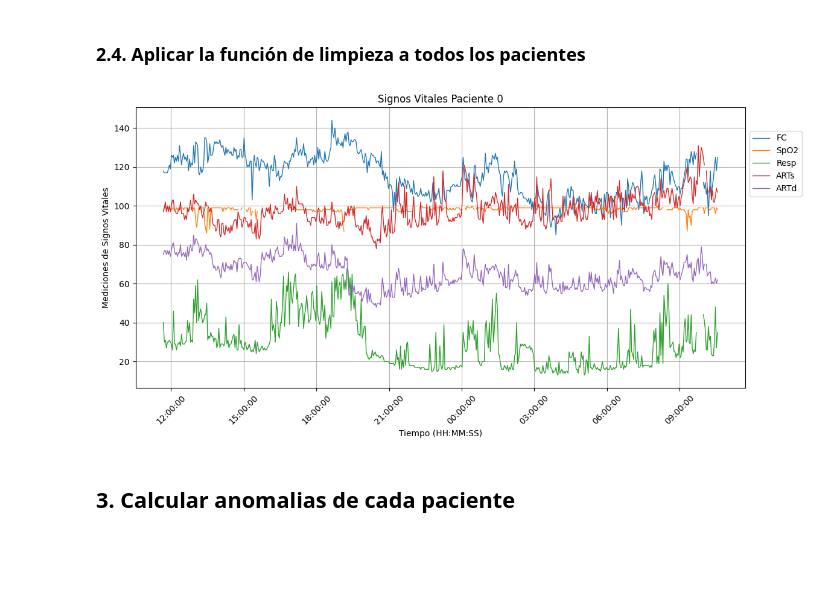
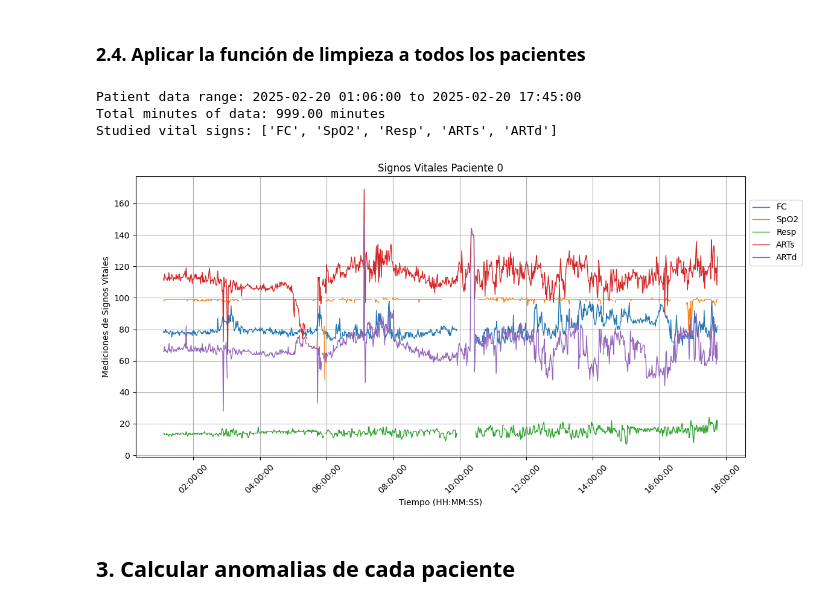
Before and after one commit to Daniel27110/htm-patient-monitoring, a Jupyter notebook: desarollo_modelo.ipynb, the cells around one changed output. Saved outputs shown, nothing was run; the diff lists cells and outputs as text; code cells hidden in the pictures; blank space fills up the shorter version.

```diff
--- a/desarollo_modelo.ipynb
+++ b/desarollo_modelo.ipynb
@@ -78,10 +79,10 @@ for file_name in os.listdir(patient_dir):
 ### 2.1. Parametros de los signos vitales a utilizar
 # %%
 # List of all vital signs collected by the monitor
-vital_signs = ['FC', 'SpO2', 'IP', 'Resp', 'ARTs', 'ARTm', 'ARTd', 'T1']
+all_vital_signs = ['FC', 'SpO2', 'IP', 'Resp', 'ARTs', 'ARTm', 'ARTd', 'T1', 'PI', '1s', '1m', '1d', 'T1']
 
 # List of vitial signs of interest for this project
-studied_vital_signs = ['FC', 'SpO2', 'Resp', 'ARTs', 'ARTd']
+vital_signs = ['FC', 'SpO2', 'Resp', 'ARTs', 'ARTd']
 # %% [markdown]
 ### 2.2. Ajustar etiqueta de tiempo y manejar valores nulos
 # %%
@@ -91,7 +92,7 @@ def prepare_patient_data(patient):
     patient['Time'] = pd.to_datetime(patient['Time'], format="%Y/%m/%d %H:%M:%S")
 
     # Convert available columns to numeric, setting errors='coerce' to handle '---'
-    for col in vital_signs:
+    for col in all_vital_signs:
         if col in patient.columns:
 
             # Format all readings into numbers
@@ -111,6 +112,27 @@ def prepare_patient_data(patient):
 
     # Drop any empty rows
     patient.dropna(axis = 0, how = 'all', inplace = True)
+
+    # print the total time range of the patient data
+    print(f"Patient data range: {patient.index.min()} to {patient.index.max()}")
+    # get the total number of minutes in the patient data
+    total_minutes = (patient.index.max() - patient.index.min()).total_seconds() / 60
+    print(f"Total minutes of data: {total_minutes:.2f} minutes")
+# %%
+# find out of the vital signs which ones are available in the patient data, and make that the studied vital signs
+def get_studied_vital_signs(patient):
+    available_vital_signs = []
+
+    for col in vital_signs:
+        if col in patient.columns:
+            available_vital_signs.append(col)
+
+    # If no vital signs are available, return an empty list
+    if not available_vital_signs:
+        return []
+
+    # Return the available vital signs
+    return available_vital_signs
 # %% [markdown]
 ### 2.3. Visualizar el los signos vitales de un paciente despues de la preparación
 # %%
@@ -141,14 +163,20 @@ def visualize_patient_data(patient, patient_id):
 # %%
 # Apply the preparation and visulize the vital signs for each patient
 for patient_id, patient in enumerate(studied_patients):
 
     # Clean and prepare the data
     prepare_patient_data(patient)
 
+    studied_vital_signs = get_studied_vital_signs(patient)
+    print(f"Studied vital signs: {studied_vital_signs}")
+
     # Visualize the data
     visualize_patient_data(patient, f'Paciente {patient_id}')
 # %% [output]
+Patient data range: 2025-02-20 01:06:00 to 2025-02-20 17:45:00
+Total minutes of data: 999.00 minutes
+Studied vital signs: ['FC', 'SpO2', 'Resp', 'ARTs', 'ARTd']
-[figure, old version]
+[figure, new version]
 # %% [markdown]
 ## 3. Calcular anomalias de cada paciente
 # %% [markdown]
```
Also changed, not shown: parts of 32 cells of this notebook, 1 other file.
